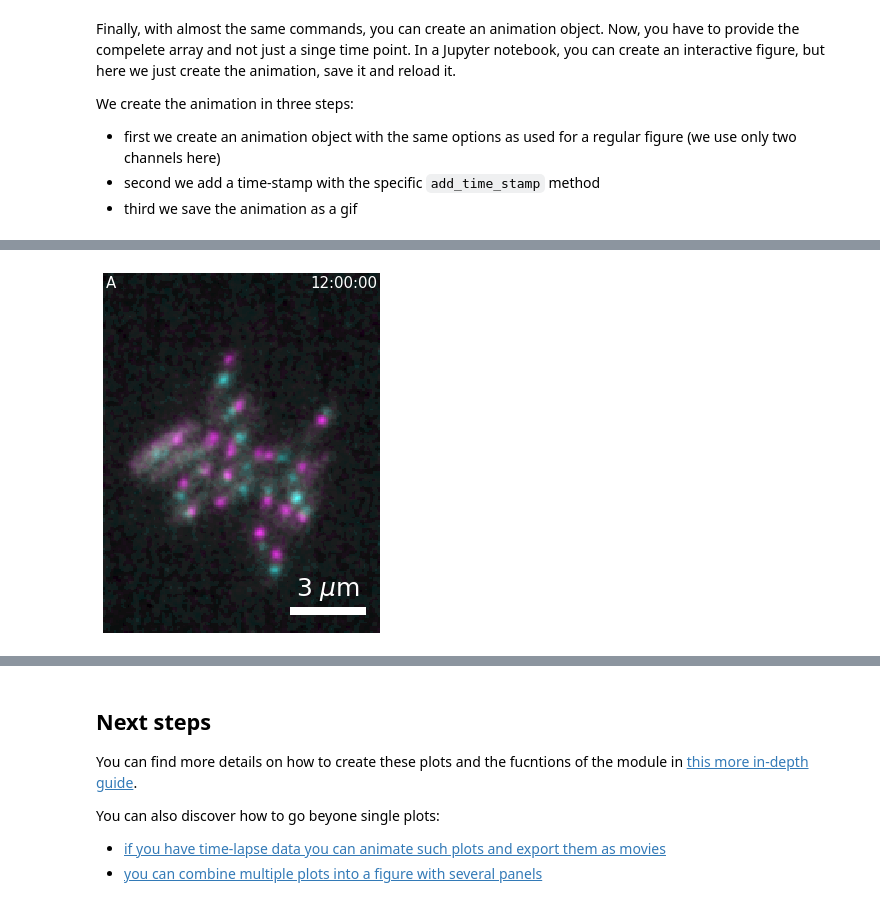
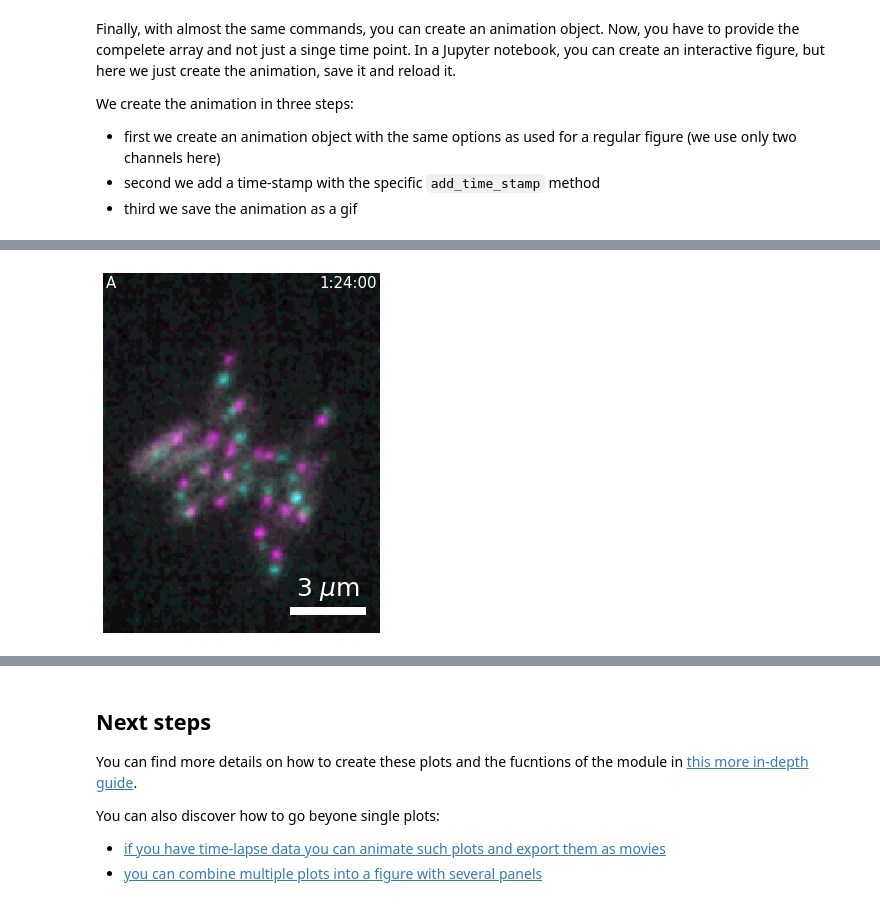
Before and after one commit to guiwitz/microfilm, a Jupyter notebook: _sources/docs/first_plot.ipynb, the cells around one changed output, grey strips where cells are left out. Cells and saved outputs as stored; diff of their text form; code cells hidden in the pictures.

```diff
--- a/_sources/docs/first_plot.ipynb
+++ b/_sources/docs/first_plot.ipynb
@@ -71,6 +71,6 @@ We create the animation in three steps:
 anim = Microanim(
     image[[1,2],:, :,:], cmaps=['pure_cyan','pure_magenta'], flip_map=False, fig_scaling=5,
     label_text='A', unit='um', scalebar_unit_per_pix=0.065, scalebar_size_in_units=3, scalebar_font_size=0.05)
-anim.add_time_stamp(unit='H', unit_per_frame=3, location='upper right')
+anim.add_time_stamp(unit='MM', unit_per_frame=3, location='upper right')
 anim.save_movie('first_anim.mp4', quality=9)
 # %% [output]
@@ -78,4 +78,4 @@ anim.save_movie('first_anim.mp4', quality=9)
-[figure, old version]
+[figure, new version]
 # %%
 from IPython.display import Video
 Video('https://github.com/guiwitz/microfilm/raw/master/docs/first_anim.mp4')
```
Also changed, not shown: parts of 2 cells of this notebook, 57 other files.
